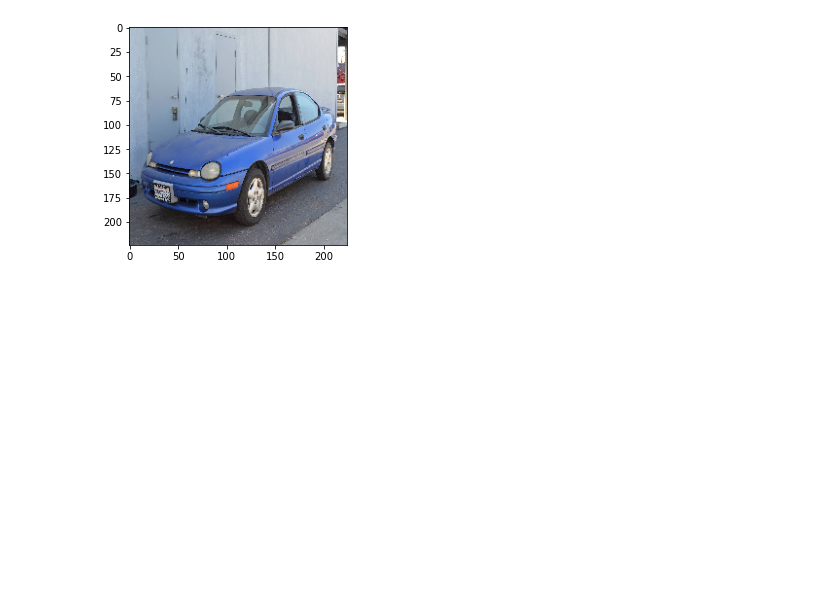
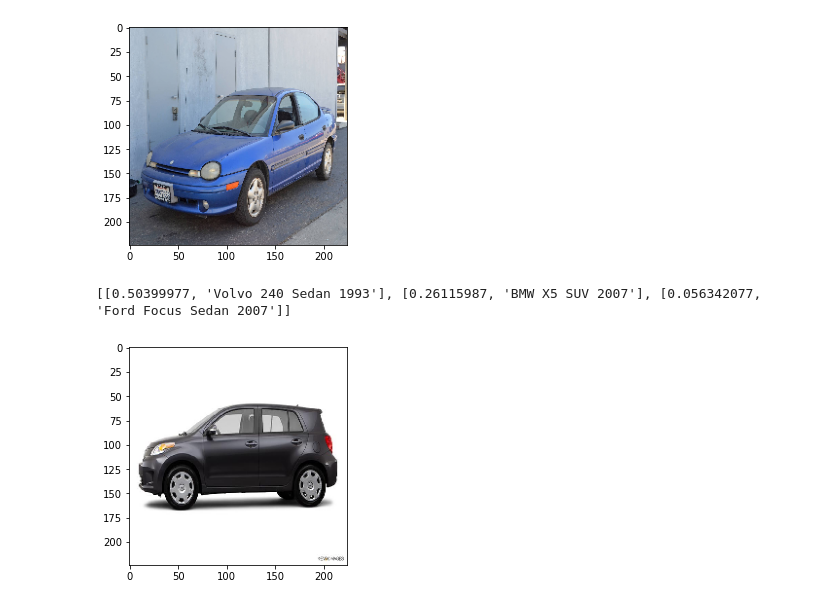
Before and after one commit to Pavlockk/data2020P4, a Jupyter notebook: KP_2.ipynb, the cells around one changed output. Cells and saved outputs as stored; diff of their text form; code cells hidden in the pictures; blank space fills up the shorter version.

```diff
--- a/KP_2.ipynb
+++ b/KP_2.ipynb
@@ -529,3 +529,8 @@ predictColor('plymouth')
 # %% [output]
 [[0.86451554, 'Geo Metro Convertible 1993'], [0.05311751, 'Ford Focus Sedan 2007'], [0.017889004, 'Volvo 240 Sedan 1993']]
 [figure]
+# %%
+predictColor('scion')
+# %% [output]
+[[0.50399977, 'Volvo 240 Sedan 1993'], [0.26115987, 'BMW X5 SUV 2007'], [0.056342077, 'Ford Focus Sedan 2007']]
+[figure, added]
```
Also changed, not shown: parts of 4 cells of this notebook, 1 other file.
